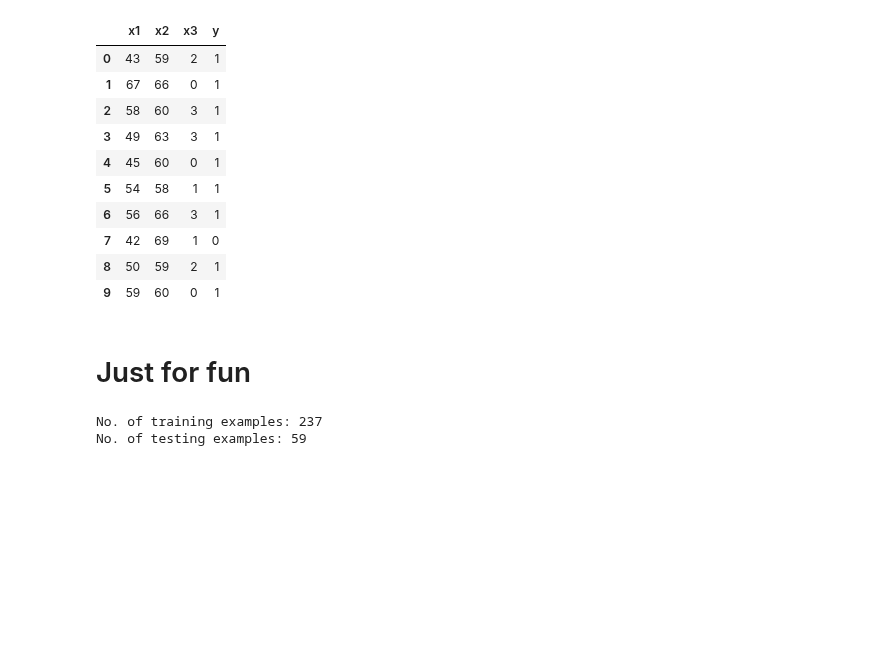
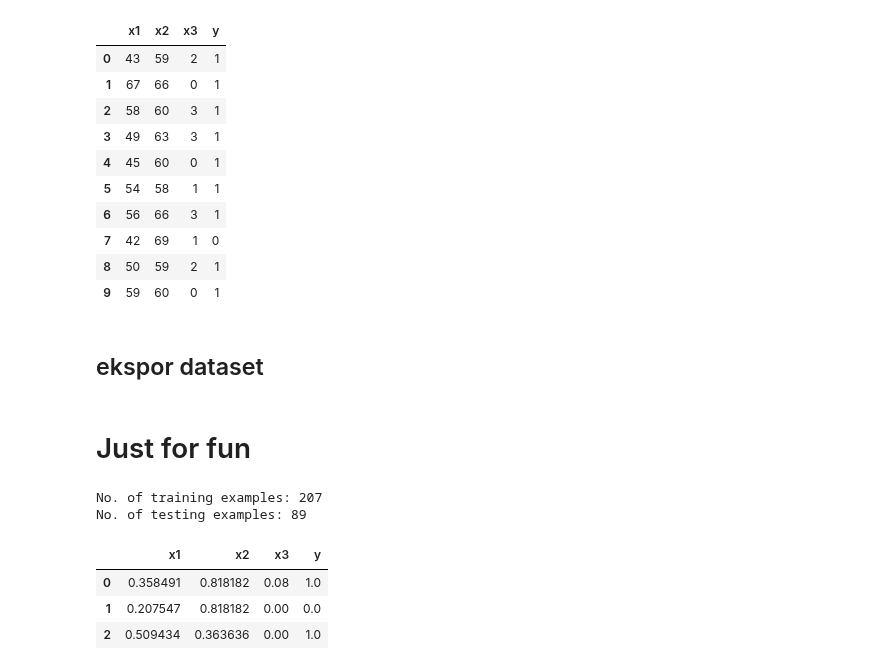
Before and after one commit to khalilullahalfaath/AI_Tubes-03-Learning, a Jupyter notebook: AI_Kelompok_15_Learning.ipynb, the cells around one changed output. Drawn from its saved outputs; the diff is of its cells as text; code cells hidden in the pictures; blank space fills up the shorter version.

```diff
--- a/AI_Kelompok_15_Learning.ipynb
+++ b/AI_Kelompok_15_Learning.ipynb
@@ -527,6 +569,8 @@ result
 | 7 | 42 | 69 | 1 | 0 |
 | 8 | 50 | 59 | 2 | 1 |
 | 9 | 59 | 60 | 0 | 1 |
+# %% [markdown]
+## ekspor dataset
 # %%
 dataResult = pd.ExcelWriter('dataResult.xlsx')
 result.to_excel(dataResult)
@@ -535,8 +579,8 @@ dataResult.save()
 # Just for fun
 # %%
 # Split dataset to train and test data
-test_size = 0.2
-trainingSet = dataNormalized.sample(frac = 1-test_size, random_state = 84)
+test_size = 0.3
+trainingSet = dataNormalized.sample(frac = 1-test_size, random_state = 41)
 validationSet = dataNormalized.drop(trainingSet.index)
 
 trainingSet.reset_index(drop=True, inplace=True)
@@ -545,5 +589,12 @@ validationSet.reset_index(drop=True, inplace=True)
 print(f"No. of training examples: {trainingSet.shape[0]}")
 print(f"No. of testing examples: {validationSet.shape[0]}")
 # %% [output]
-No. of training examples: 237
-No. of testing examples: 59
+No. of training examples: 207
+No. of testing examples: 89
+# %%
+trainingSet.head(3)
+# %% [output]
+|  | x1 | x2 | x3 | y |
+| 0 | 0.358491 | 0.818182 | 0.08 | 1.0 |
+| 1 | 0.207547 | 0.818182 | 0.00 | 0.0 |
+| 2 | 0.509434 | 0.363636 | 0.00 | 1.0 |
```
Also changed, not shown: parts of 31 cells of this notebook.
